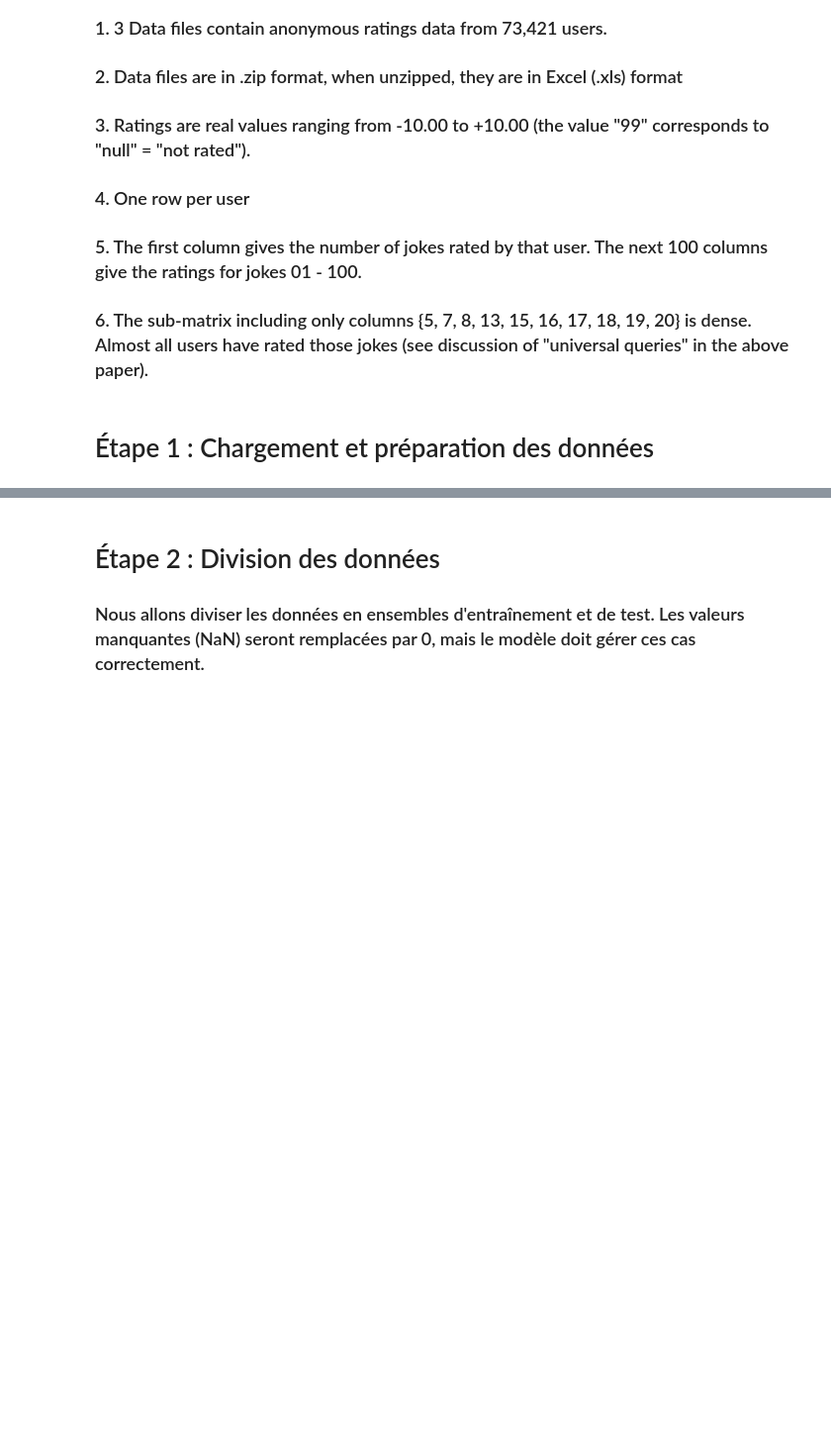
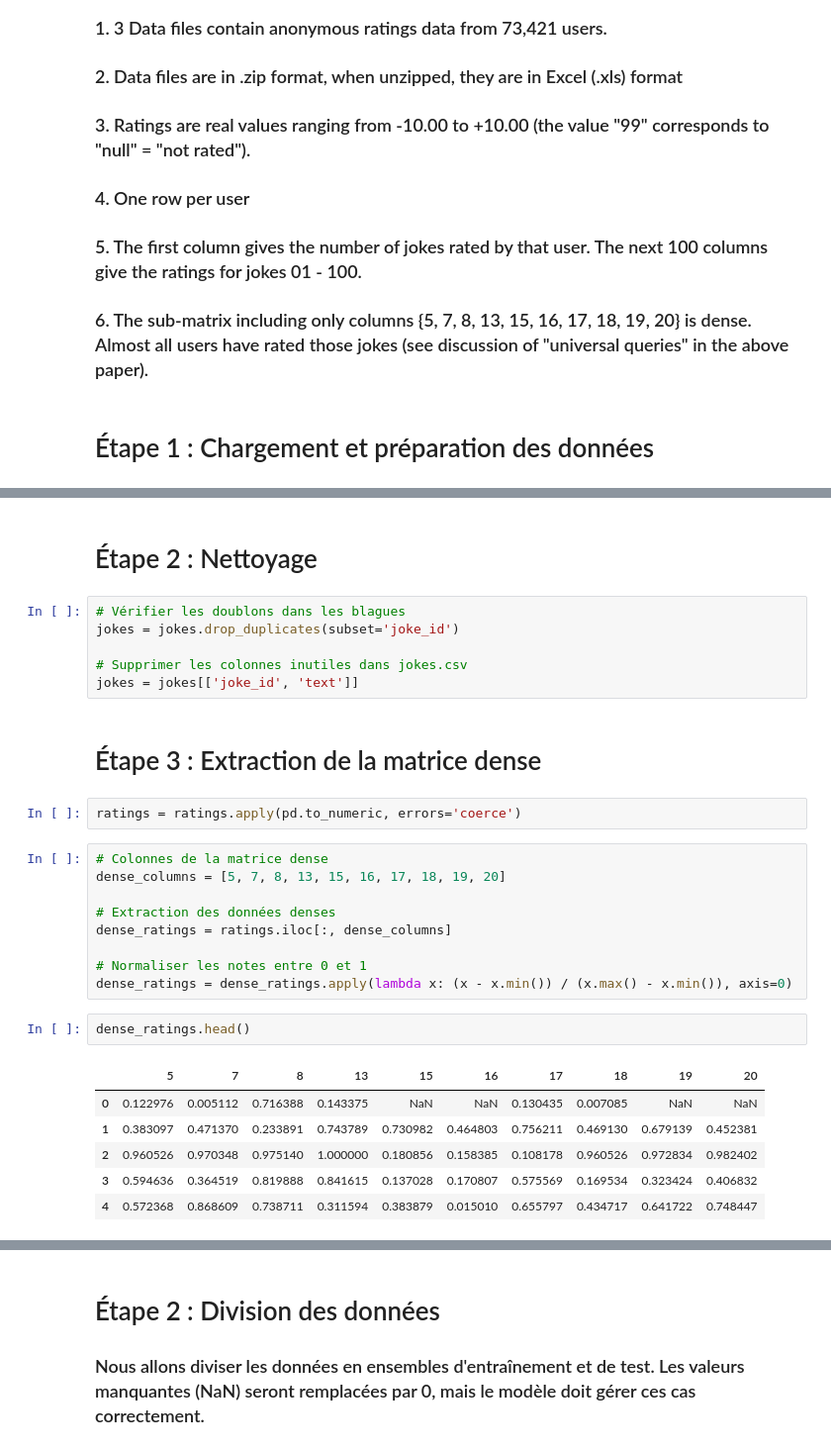
Before and after one commit to SoroFereLaha/DeepLearning-Portfolio, a Jupyter notebook: Systeme-de-Recommandation/Rec.ipynb, the cells around one changed output, grey strips where cells are left out. Shown at 99% size. Drawn from its saved outputs; the diff is of its cells as text; blank space fills up the shorter version.

```diff
--- a/Systeme-de-Recommandation/Rec.ipynb
+++ b/Systeme-de-Recommandation/Rec.ipynb
@@ -66,0 +41,30 @@ See the caveats in the documentation: https://pandas.pydata.org/pandas-docs/stab
+# %% [markdown]
+# Étape 2 : Nettoyage
+# %%
+# Vérifier les doublons dans les blagues
+jokes = jokes.drop_duplicates(subset='joke_id')
+
+# Supprimer les colonnes inutiles dans jokes.csv
+jokes = jokes[['joke_id', 'text']]
+# %% [markdown]
+# Étape 3 : Extraction de la matrice dense
+# %%
+ratings = ratings.apply(pd.to_numeric, errors='coerce')
+# %%
+# Colonnes de la matrice dense
+dense_columns = [5, 7, 8, 13, 15, 16, 17, 18, 19, 20]
+
+# Extraction des données denses
+dense_ratings = ratings.iloc[:, dense_columns]
+
+# Normaliser les notes entre 0 et 1
+dense_ratings = dense_ratings.apply(lambda x: (x - x.min()) / (x.max() - x.min()), axis=0)
+# %%
+dense_ratings.head()
+# %% [output]
+|  | 5 | 7 | 8 | 13 | 15 | 16 | 17 | 18 | 19 | 20 |
+| 0 | 0.122976 | 0.005112 | 0.716388 | 0.143375 | NaN | NaN | 0.130435 | 0.007085 | NaN | NaN |
+| 1 | 0.383097 | 0.471370 | 0.233891 | 0.743789 | 0.730982 | 0.464803 | 0.756211 | 0.469130 | 0.679139 | 0.452381 |
+| 2 | 0.960526 | 0.970348 | 0.975140 | 1.000000 | 0.180856 | 0.158385 | 0.108178 | 0.960526 | 0.972834 | 0.982402 |
+| 3 | 0.594636 | 0.364519 | 0.819888 | 0.841615 | 0.137028 | 0.170807 | 0.575569 | 0.169534 | 0.323424 | 0.406832 |
+| 4 | 0.572368 | 0.868609 | 0.738711 | 0.311594 | 0.383879 | 0.015010 | 0.655797 | 0.434717 | 0.641722 | 0.748447 |
```
Also changed, not shown: parts of 30 cells of this notebook, 2 other files.
